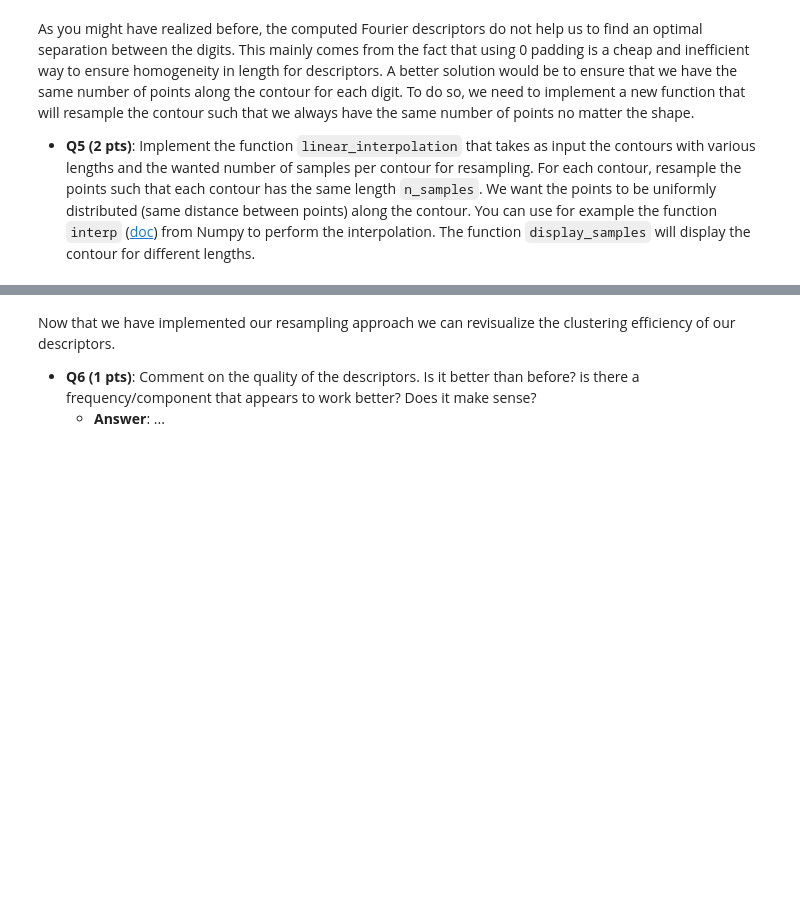
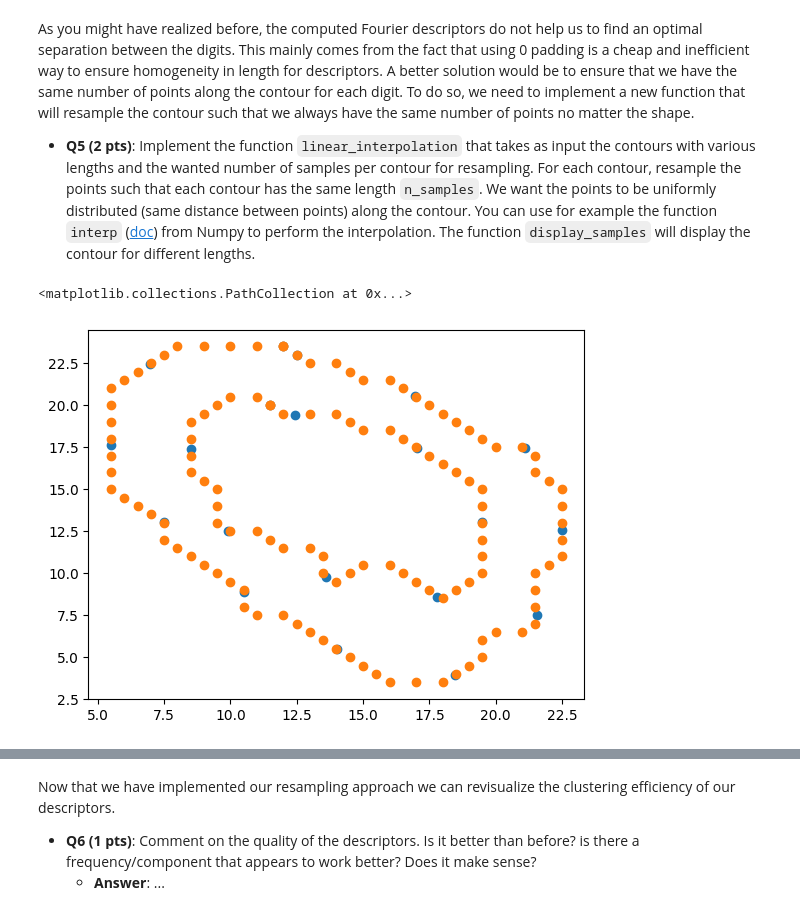
Before and after one commit to JadBh/Image_analysis_git, a Jupyter notebook: labs/lab_02_370754_370746.ipynb, the cells around one changed output, grey strips where cells are left out. Saved outputs shown, nothing was run; the diff lists cells and outputs as text; code cells hidden in the pictures; blank space fills up the shorter version.

```diff
--- a/labs/lab_02_370754_370746.ipynb
+++ b/labs/lab_02_370754_370746.ipynb
@@ -323,3 +366,10 @@ display_samples(
 Now that we are able to properly detect shape contours, we can finally compute Fourier descriptors. However, we still face a small issue. The allow a fair comparison between the Fourier descriptors we need to ensure that all descriptors have the same length.
 
 * **Q2 (2 pts)**: Implement the function `compute_descriptor_padding` that takes as input the computed contours from before and returns the Fourier descriptors for each contour. Use `fft` ([doc](https://numpy.org/doc/stable/reference/generated/numpy.fft.fft.html#numpy.fft.fft)) from Numpy to compute the transformation. Use the `n_sample` argument to set the number of points to consider per contour. If the contour is longer than `n_sample` discard the extra points. If the contour is shorter than `n_sample`, use 0 paddings. Make sure that the first element of the descriptor represent the continuous component in the frequency domain.
+# %%
+test_contour = cnt_p_a[0]
+complex_contour = np.array([point[0] + 1j * point[1] for point in test_contour])
+print("complex contour: ", complex_contour.shape)
+
+result = np.fft.fft(complex_contour, n = 4)
+print(result)
@@ -431,6 +490,35 @@ plot_features(
 As you might have realized before, the computed Fourier descriptors do not help us to find an optimal separation between the digits. This mainly comes from the fact that using 0 padding is a cheap and inefficient way to ensure homogeneity in length for descriptors. A better solution would be to ensure that we have the same number of points along the contour for each digit. To do so, we need to implement a new function that will resample the contour such that we always have the same number of points no matter the shape.
 
 * **Q5 (2 pts)**: Implement the function `linear_interpolation` that takes as input the contours with various lengths and the wanted number of samples per contour for resampling. For each contour, resample the points such that each contour has the same length `n_samples`. We want the points to be uniformly distributed (same distance between points) along the contour. You can use for example the function `interp` ([doc](https://numpy.org/doc/stable/reference/generated/numpy.interp.html)) from Numpy to perform the interpolation. The function `display_samples` will display the contour for different lengths.
+# %%
+# sorted_indices = np.argsort(test_contour[:, 0])
+# sorted_coordinates = test_contour[sorted_indices]
+# print(sorted_coordinates)
+# print("interpolation: ",np.interp([5.5,6,6.05],sorted_coordinates[:,0], sorted_coordinates[:,1]))
+
+coordinates = test_contour
+
+# Extract x and y coordinates
+x = coordinates[:, 0]
+y = coordinates[:, 1]
+
+# Calculate the cumulative distance along the curve
+distances = np.cumsum(np.sqrt(np.diff(x)**2 + np.diff(y)**2))
+distances = np.concatenate(([0], distances))  # Add 0 at the beginning
+
+# Create interpolation function
+interp_func = interp1d(distances, np.column_stack((x, y)), kind='cubic', axis=0)
+
+# Sample equally spaced points
+k = 20  # Number of points to sample
+sampled_distances = np.linspace(0, distances[-1], k)
+sampled_points = interp_func(sampled_distances)
+
+plt.scatter(sampled_points[:,0], sampled_points[:,1])
+plt.scatter(test_contour[:,0], test_contour[:,1])
+# %% [output]
+<matplotlib.collections.PathCollection at 0x...>
+[figure, added]
 # %%
 def linear_interpolation(contours: np.ndarray, n_samples: int = 11):
     """
```
Also changed, not shown: parts of 24 cells of this notebook, 1 other file.
